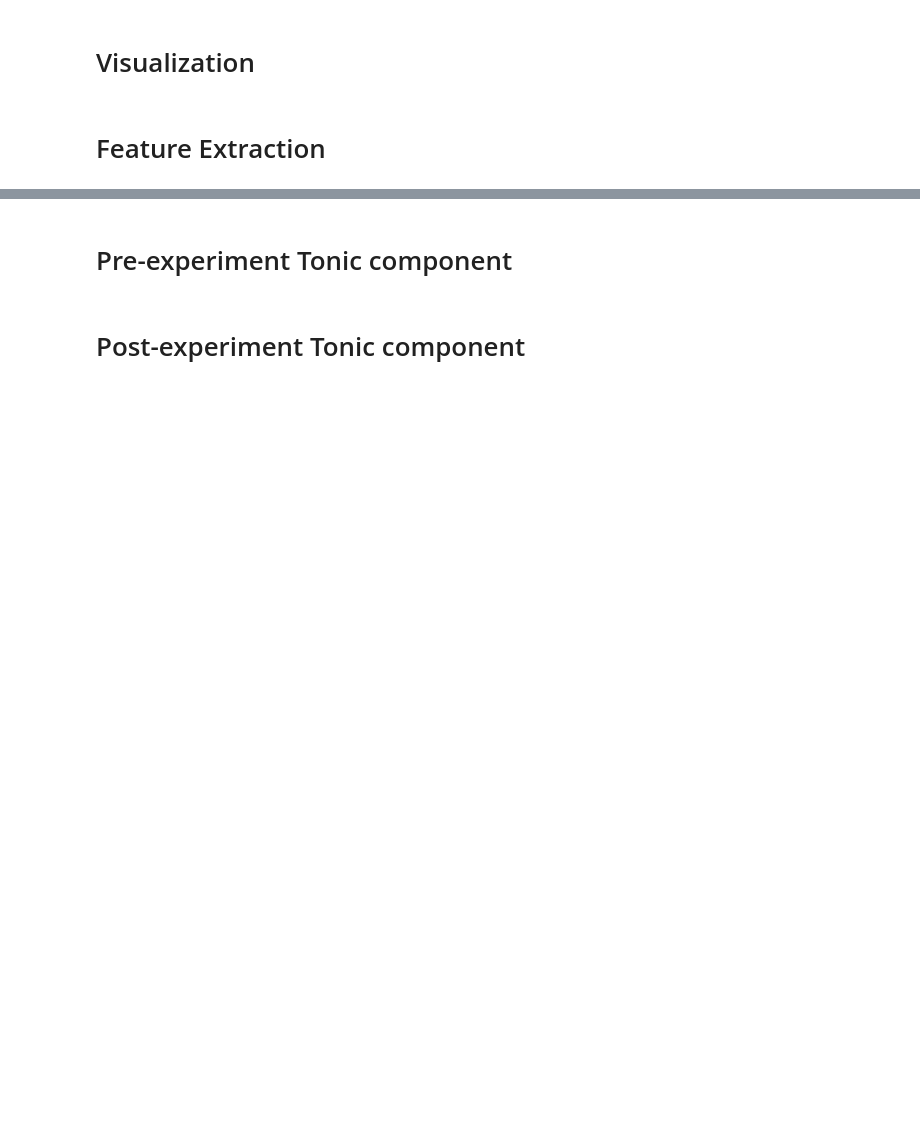
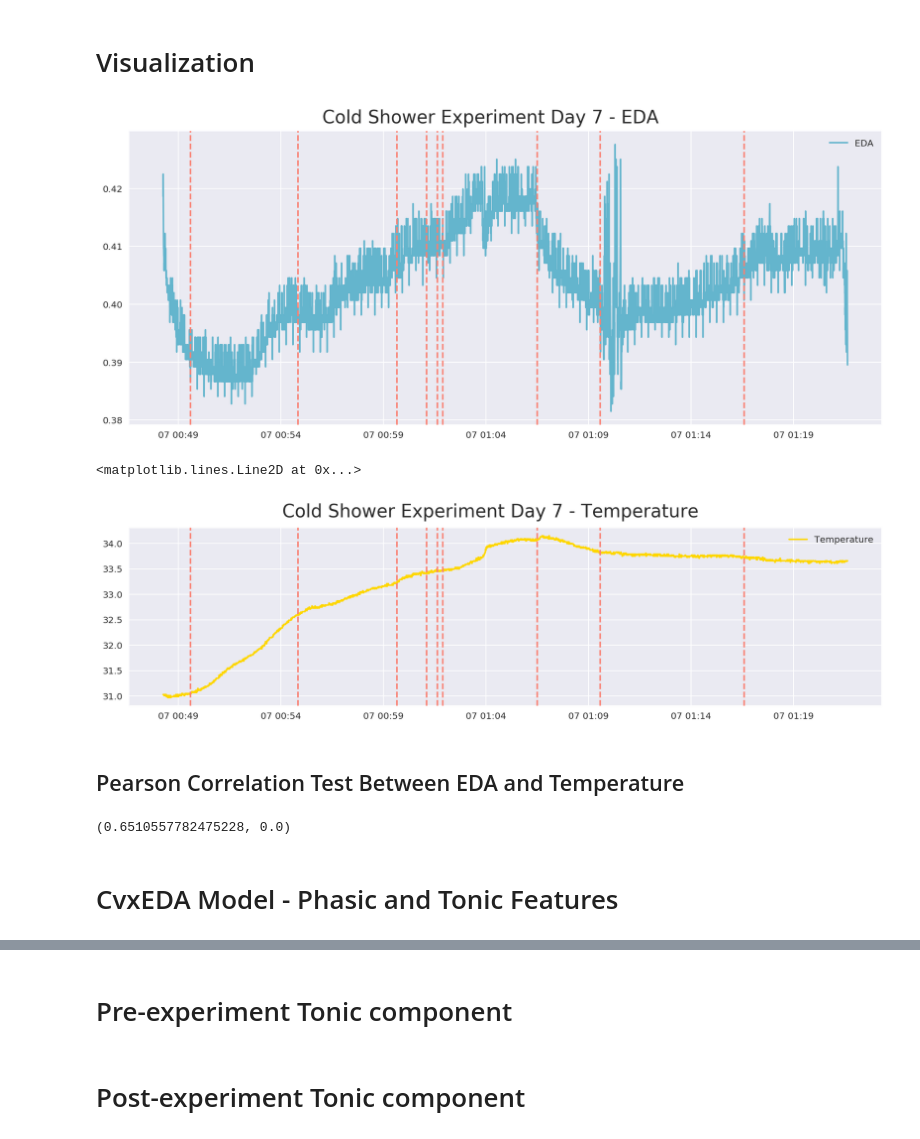
Before and after one commit to haohan723/Physiological-Data-Analysis, a Jupyter notebook: cvxEDA/src/pre and post experiment tonic component analysis .ipynb, the cells around one changed output, grey strips where cells are left out. Cells and saved outputs as stored; diff of their text form; code cells hidden in the pictures; blank space fills up the shorter version.

Commit message:
add visualization and pearson correlation test

```diff
--- a/cvxEDA/src/pre and post experiment tonic component analysis .ipynb
+++ b/cvxEDA/src/pre and post experiment tonic component analysis .ipynb
@@ -183,4 +183,4 @@ tags_7.tagged_time
 Name: tagged_time, dtype: object
 # %%
 tags_7 = tags_7.drop(6)
-tags_7
+tags_7= tags_7.reset_index(drop=True)
@@ -197,0 +202,11 @@ tags_7
+# %%
+fl_exp7 = fl_eda_7.copy()#example dataset of normally distributed data.
+fl_exp7['temp'] = fl_temp_7['temp']
+fl_exp7['present'] = 1
+# fl_exp6 = fl_exp6.reset_index(drop= True)?
+
+fl_exp7= fl_exp7[np.abs(fl_exp7.eda-fl_exp7.eda.mean())<=(3*fl_exp7.eda.std())] #keep only the ones that are within +3 to -3 standard deviations in the column 'Data'.
+fl_exp7= fl_exp7[~(np.abs(fl_exp7.eda-fl_exp7.eda.mean())>(3*fl_exp7.eda.std()))] #or if you prefer the other way around
+fl_exp7 = fl_exp7.dropna()
+print(len(fl_exp7))
+fl_exp7.head()
@@ -198,4 +221,63 @@ tags_7
 # %% [markdown]
 # Visualization
-# %% [markdown]
-# Feature Extraction
+# %%
+
+
+plt.figure(figsize=(15,6))
+plt.subplot(111)
+
+plt.plot(fl_exp7['eda'],color ='c')
+plt.figtext(.5,.9,'Cold Shower Experiment Day 7 - EDA ', fontsize=20, ha='center')
+plt.legend(['EDA'],loc=1,fontsize='medium')
+plt.axvline(x = tags_7.tagged_time[0],color = 'salmon',linestyle='--')
+plt.axvline(x = tags_7.tagged_time[1],color = 'salmon',linestyle='--')
+plt.axvline(x = tags_7.tagged_time[2],color = 'salmon',linestyle='--')
+plt.axvline(x = tags_7.tagged_time[3],color = 'salmon',linestyle='--')
+plt.axvline(x = tags_7.tagged_time[4],color = 'salmon',linestyle='--')
+plt.axvline(x = tags_7.tagged_time[5],color = 'salmon',linestyle='--')
+plt.axvline(x = tags_7.tagged_time[6],color = 'salmon',linestyle='--')
+plt.axvline(x = tags_7.tagged_time[7],color = 'salmon',linestyle='--')
+plt.axvline(x = tags_7.tagged_time[8],color = 'salmon',linestyle='--')
+# plt.title('Cold Shower Experiment Day 0')
+# plt.figtext(.5,.9,'Cold Shower Experiment Day 6', fontsize=20, ha='center')
+plt.show()
+
+
+plt.figure(figsize=(15,8))
+plt.subplot(211)
+plt.plot(fl_exp7['temp'],color='gold')
+plt.figtext(.5,.9,'Cold Shower Experiment Day 7 - Temperature ', fontsize=20, ha='center')
+
+plt.legend(['Temperature'],loc=1,fontsize='medium')
+plt.axvline(x = tags_7.tagged_time[0],color = 'salmon',linestyle='--')
+# plt.text(x=tags_7.tagged_time[0],y=0,s='pre-relaxation session begins',rotation=90)
+plt.axvline(x = tags_7.tagged_time[1],color = 'salmon',linestyle='--')
+plt.axvline(x = tags_7.tagged_time[2],color = 'salmon',linestyle='--')
+plt.axvline(x = tags_7.tagged_time[3],color = 'salmon',linestyle='--')
+plt.axvline(x = tags_7.tagged_time[4],color = 'salmon',linestyle='--')
+plt.axvline(x = tags_7.tagged_time[5],color = 'salmon',linestyle='--')
+plt.axvline(x = tags_7.tagged_time[6],color = 'salmon',linestyle='--')
+plt.axvline(x = tags_7.tagged_time[7],color = 'salmon',linestyle='--')
+plt.axvline(x = tags_7.tagged_time[8],color = 'salmon',linestyle='--')
+
+
+# plt.text(x=tags_7.tagged_time[1],y=0,s='pre-relaxation session ends',rotation=90)
+# plt.text(x=tags_7.tagged_time[5],y=0,s='cold shower begins - temperature 65F',rotation=90)
+# plt.text(x=tags_7.tagged_time[6],y=0,s='cold shower ends - temperature 65F',rotation=90)
+# plt.text(x=tags_7.tagged_time[7],y=0,s='post-relaxation session begins',rotation=90)
+# plt.text(x=tags_7.tagged_time[8],y=0,s='post-relaxation session ends',rotation=90)
+
+# plt.title('Cold Shower Experiment Day 0')
+# %% [output]
+[figure, added]
+<matplotlib.lines.Line2D at 0x...>
+[figure, added]
+# %% [markdown]
+## Pearson Correlation Test Between EDA and Temperature
+# %%
+from scipy.stats.stats import pearsonr
+pearsonr(fl_exp7['eda'], fl_exp7['temp'])
+# %% [output]
+(0.6510557782475228, 0.0)
+# %% [markdown]
+# CvxEDA Model - Phasic and Tonic Features
```
Also changed, not shown: parts of 8 cells of this notebook.
